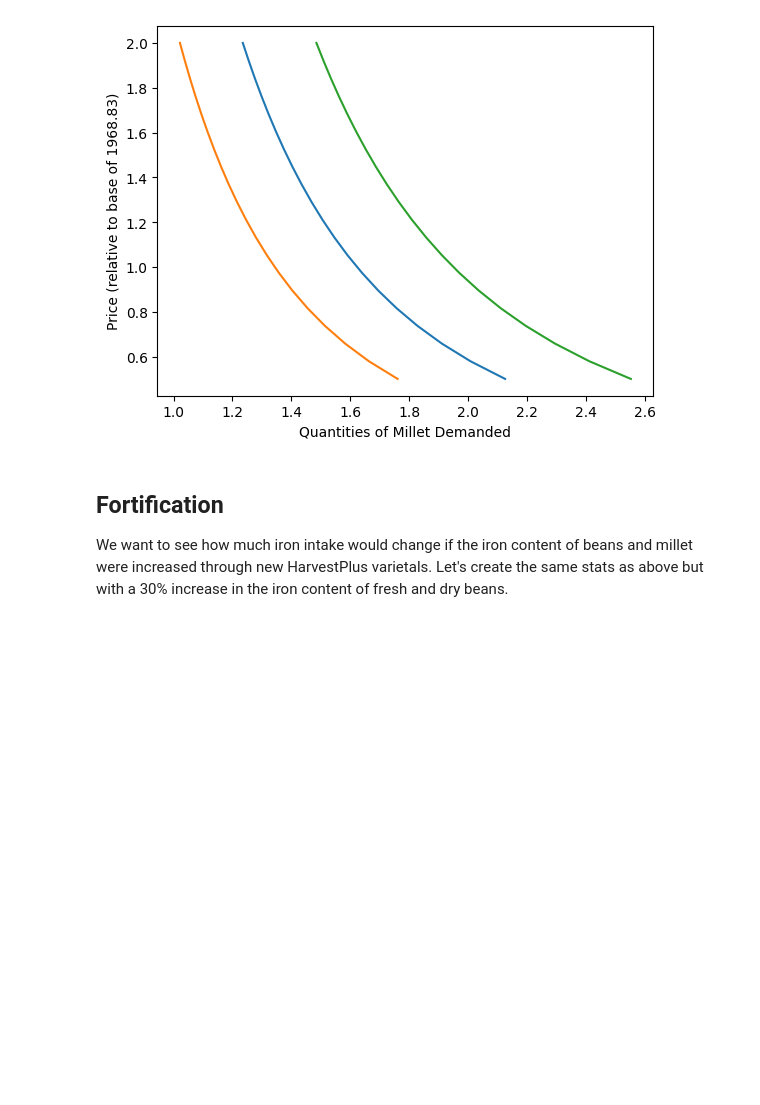
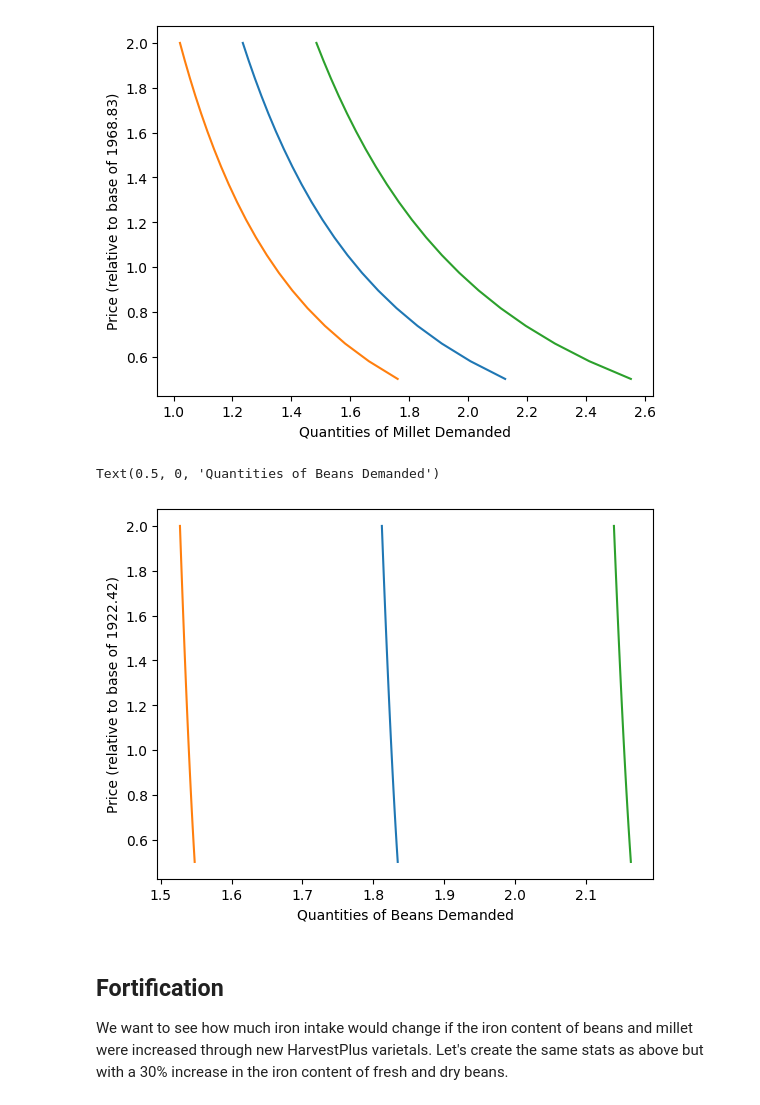
Before and after one commit to chrisgnicholas/team_Luther_Tweetan, a Jupyter notebook: CleanedUp.ipynb, the cells around one changed output. Drawn from its saved outputs; the diff is of its cells as text; code cells hidden in the pictures; blank space fills up the shorter version.

Commit message:
added Beans elasticity

```diff
--- a/CleanedUp.ipynb
+++ b/CleanedUp.ipynb
@@ -203,6 +204,26 @@ plt.xlabel(f"Quantities of {use} Demanded")
 # %% [output]
 Text(0.5, 0, 'Quantities of Millet Demanded')
 [figure]
+# %%
+%matplotlib inline
+
+use = 'Beans'  # Good we want demand curve for
+
+
+# Demand for Beans for household at median budget
+plt.plot([result.demands(xref,my_prices(pbar[use]*s,pbar))[use] for s in scale],scale)
+
+# Demand for Beans for household at 25% percentile
+plt.plot([result.demands(xbar.quantile(0.25),my_prices(pbar[use]*s,pbar))[use] for s in scale],scale)
+
+# Demand for Beans for household at 75% percentile
+plt.plot([result.demands(xbar.quantile(0.75),my_prices(pbar[use]*s,pbar))[use] for s in scale],scale)
+
+plt.ylabel(f"Price (relative to base of {pbar[use]:.2f})")
+plt.xlabel(f"Quantities of {use} Demanded")
+# %% [output]
+Text(0.5, 0, 'Quantities of Beans Demanded')
+[figure, added]
 # %% [markdown]
 ## Fortification
 
```
Also changed, not shown: parts of 2 cells of this notebook.
